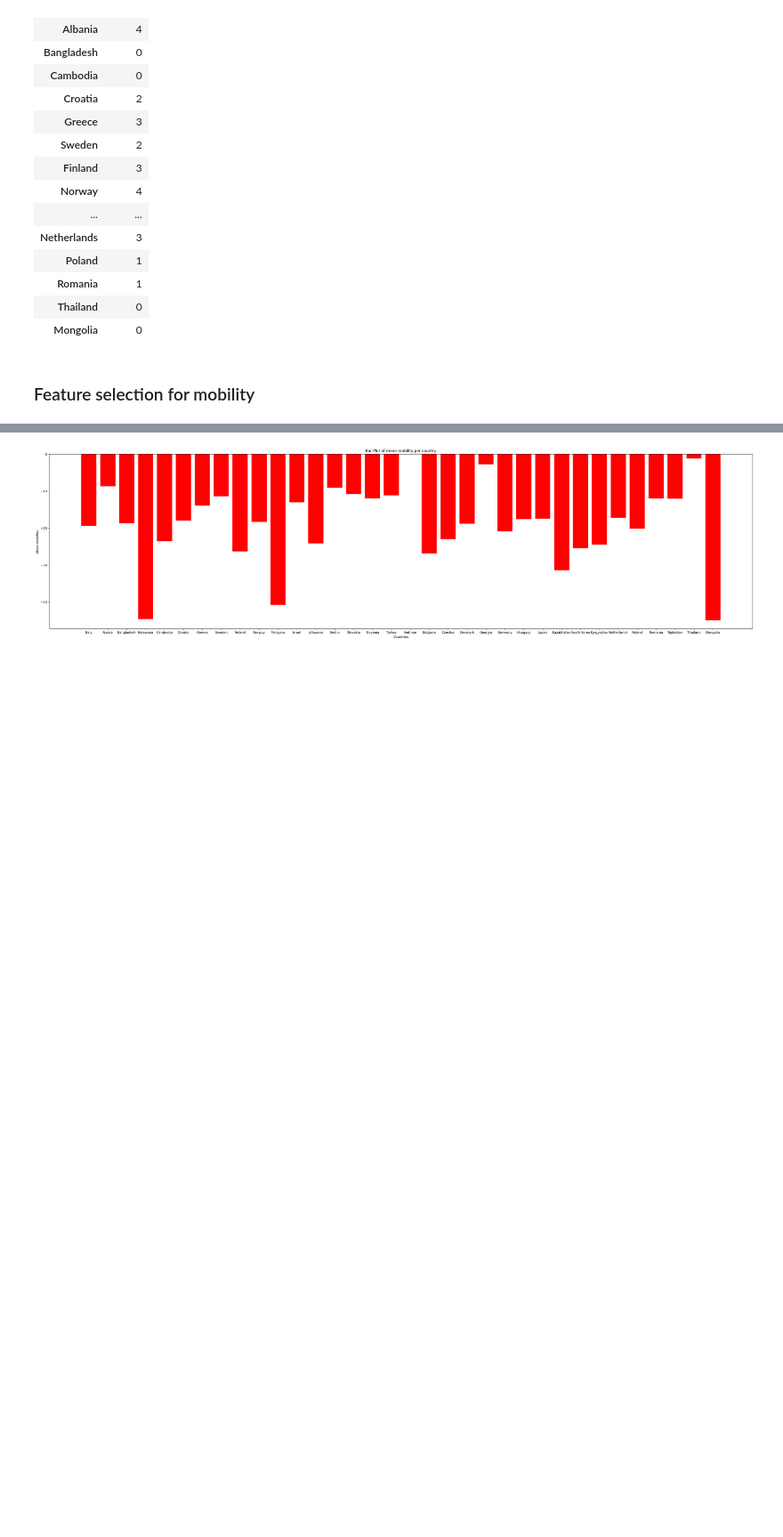
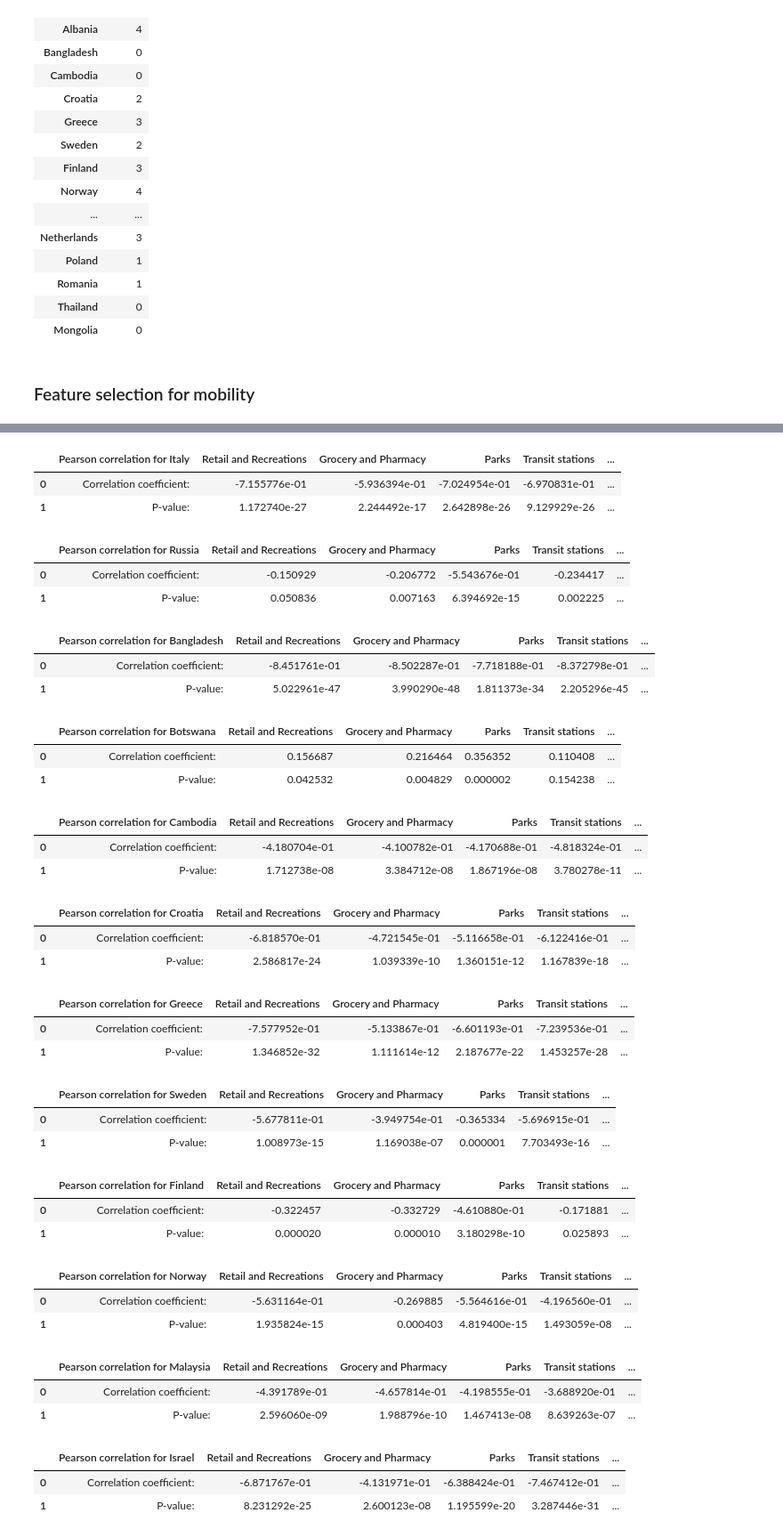
Before and after one commit to epfl-ada/ada-2022-project-thedatadiggers22, a Jupyter notebook: test_clustering.ipynb, the cells around one changed output, grey strips where cells are left out. Shown at 89% size. Drawn from its saved outputs; the diff is of its cells as text; code cells hidden in the pictures; blank space fills up the shorter version.

```diff
--- a/test_clustering.ipynb
+++ b/test_clustering.ipynb
@@ -880,28 +797,0 @@ Mongolia
-# %%
-# x = []
-# y = []
-# for column in mobility_countries:
-#     x.append(mobility_countries[column].values)
-#     y.append(column)
-
-mobility_countriesT = mobility_countries.transpose()
-mobility_countriesT = mobility_countriesT.drop(index= "mobility", axis=0)
-mobility_countriesT = mobility_countriesT.rename(columns= {0: 'mean mobility:'})
-# create a new figure
-plt.figure(figsize=(40, 10))
-
-# use the scatter() function to plot the points,
-# with red circles of size 10
-plt.bar(mobility_countriesT.index.values, mobility_countriesT['mean mobility:'].values, color="red")
-
-# add a title
-plt.title("Bar Plot of mean mobility per country")
-
-# add x and y axis labels
-plt.xlabel("Countries")
-plt.ylabel("Mean mobility)")
-
-# show the plot
-plt.show()
-# %% [output]
-[figure, removed]
@@ -907,0 +801,49 @@ plt.show()
+# %%
+pearson_cases = pd.DataFrame({"Pearson correlation":["Correlation coefficient:","P-value:"]})
+
+for country in country_dict.items():
+    #Discard countries that are not in the mobility table or with less values --> 32 countries
+    if (len(mobility[mobility.index.get_level_values('country_region')==country[0]])==168):
+        correlation_table = pd.DataFrame({"Pearson correlation for {}".format(str(country[0])):["Correlation coefficient:","P-value:"]})
+        for category in categories:
+            corr, p_value = stats.pearsonr(mobility[mobility.index.get_level_values('country_region')==country[0]][category], df_pageviews_pearson[country[1]])
+            output_df = pd.DataFrame({str(category):[corr, p_value] })
+            correlation_table = pd.concat([correlation_table, output_df], axis=1)
+        display(correlation_table)
+# %% [output]
+|  | Pearson correlation for Italy | Retail and Recreations | Grocery and Pharmacy | Parks | Transit stations | ... |
+| 0 | Correlation coefficient: | -7.155776e-01 | -5.936394e-01 | -7.024954e-01 | -6.970831e-01 | ... |
+| 1 | P-value: | 1.172740e-27 | 2.244492e-17 | 2.642898e-26 | 9.129929e-26 | ... |
+|  | Pearson correlation for Russia | Retail and Recreations | Grocery and Pharmacy | Parks | Transit stations | ... |
+| 0 | Correlation coefficient: | -0.150929 | -0.206772 | -5.543676e-01 | -0.234417 | ... |
+| 1 | P-value: | 0.050836 | 0.007163 | 6.394692e-15 | 0.002225 | ... |
+|  | Pearson correlation for Bangladesh | Retail and Recreations | Grocery and Pharmacy | Parks | Transit stations | ... |
+| 0 | Correlation coefficient: | -8.451761e-01 | -8.502287e-01 | -7.718188e-01 | -8.372798e-01 | ... |
+| 1 | P-value: | 5.022961e-47 | 3.990290e-48 | 1.811373e-34 | 2.205296e-45 | ... |
+|  | Pearson correlation for Botswana | Retail and Recreations | Grocery and Pharmacy | Parks | Transit stations | ... |
+| 0 | Correlation coefficient: | 0.156687 | 0.216464 | 0.356352 | 0.110408 | ... |
+| 1 | P-value: | 0.042532 | 0.004829 | 0.000002 | 0.154238 | ... |
+|  | Pearson correlation for Cambodia | Retail and Recreations | Grocery and Pharmacy | Parks | Transit stations | ... |
+| 0 | Correlation coefficient: | -4.180704e-01 | -4.100782e-01 | -4.170688e-01 | -4.818324e-01 | ... |
+| 1 | P-value: | 1.712738e-08 | 3.384712e-08 | 1.867196e-08 | 3.780278e-11 | ... |
+|  | Pearson correlation for Croatia | Retail and Recreations | Grocery and Pharmacy | Parks | Transit stations | ... |
+| 0 | Correlation coefficient: | -6.818570e-01 | -4.721545e-01 | -5.116658e-01 | -6.122416e-01 | ... |
+| 1 | P-value: | 2.586817e-24 | 1.039339e-10 | 1.360151e-12 | 1.167839e-18 | ... |
+|  | Pearson correlation for Greece | Retail and Recreations | Grocery and Pharmacy | Parks | Transit stations | ... |
+| 0 | Correlation coefficient: | -7.577952e-01 | -5.133867e-01 | -6.601193e-01 | -7.239536e-01 | ... |
+| 1 | P-value: | 1.346852e-32 | 1.111614e-12 | 2.187677e-22 | 1.453257e-28 | ... |
+|  | Pearson correlation for Sweden | Retail and Recreations | Grocery and Pharmacy | Parks | Transit stations | ... |
+| 0 | Correlation coefficient: | -5.677811e-01 | -3.949754e-01 | -0.365334 | -5.696915e-01 | ... |
+| 1 | P-value: | 1.008973e-15 | 1.169038e-07 | 0.000001 | 7.703493e-16 | ... |
+|  | Pearson correlation for Finland | Retail and Recreations | Grocery and Pharmacy | Parks | Transit stations | ... |
+| 0 | Correlation coefficient: | -0.322457 | -0.332729 | -4.610880e-01 | -0.171881 | ... |
+| 1 | P-value: | 0.000020 | 0.000010 | 3.180298e-10 | 0.025893 | ... |
+|  | Pearson correlation for Norway | Retail and Recreations | Grocery and Pharmacy | Parks | Transit stations | ... |
+| 0 | Correlation coefficient: | -5.631164e-01 | -0.269885 | -5.564616e-01 | -4.196560e-01 | ... |
+| 1 | P-value: | 1.935824e-15 | 0.000403 | 4.819400e-15 | 1.493059e-08 | ... |
+|  | Pearson correlation for Malaysia | Retail and Recreations | Grocery and Pharmacy | Parks | Transit stations | ... |
+| 0 | Correlation coefficient: | -4.391789e-01 | -4.657814e-01 | -4.198555e-01 | -3.688920e-01 | ... |
+| 1 | P-value: | 2.596060e-09 | 1.988796e-10 | 1.467413e-08 | 8.639263e-07 | ... |
+|  | Pearson correlation for Israel | Retail and Recreations | Grocery and Pharmacy | Parks | Transit stations | ... |
+| 0 | Correlation coefficient: | -6.871767e-01 | -4.131971e-01 | -6.388424e-01 | -7.467412e-01 | ... |
+| 1 | P-value: | 8.231292e-25 | 2.600123e-08 | 1.195599e-20 | 3.287446e-31 | ... |
```
Also changed, not shown: parts of 16 cells of this notebook, 3 other files.
